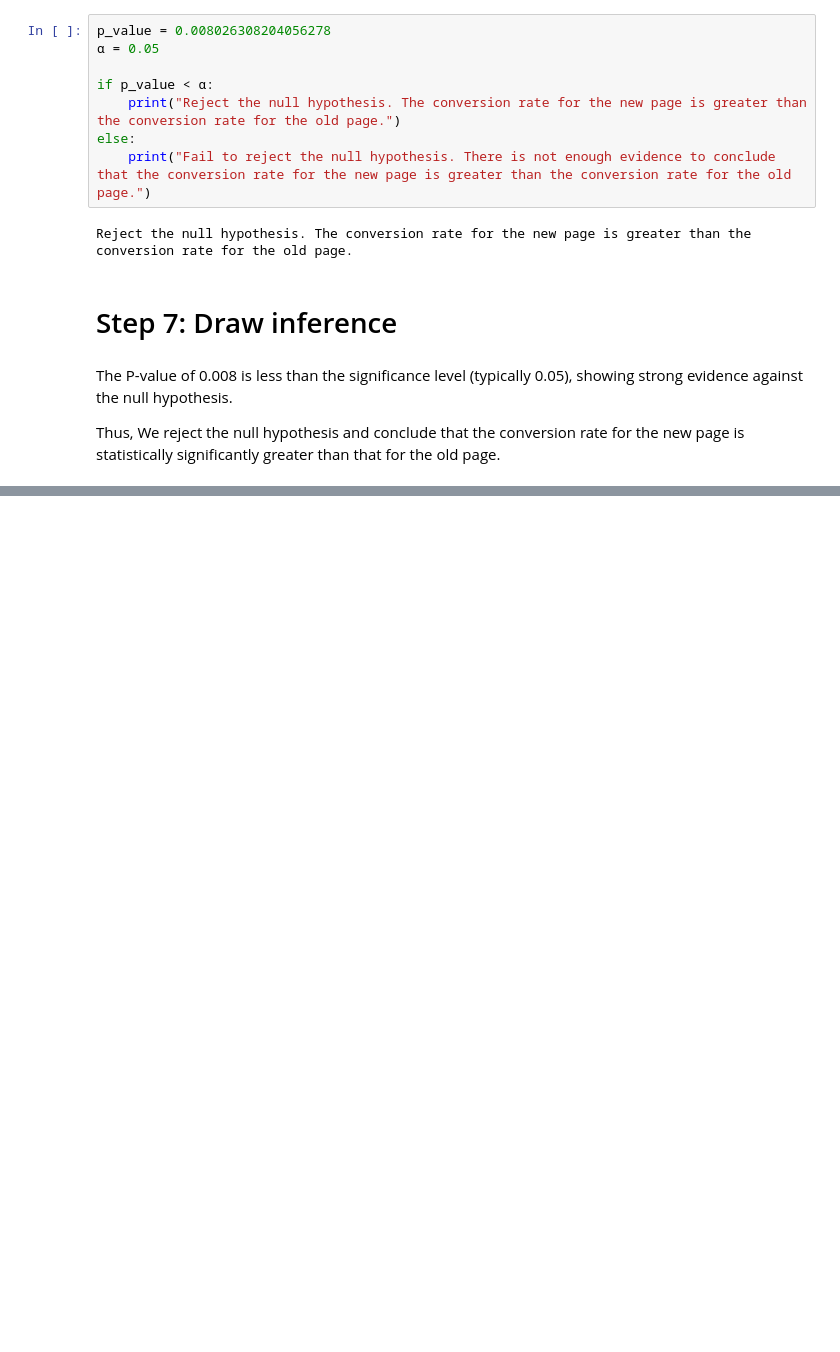
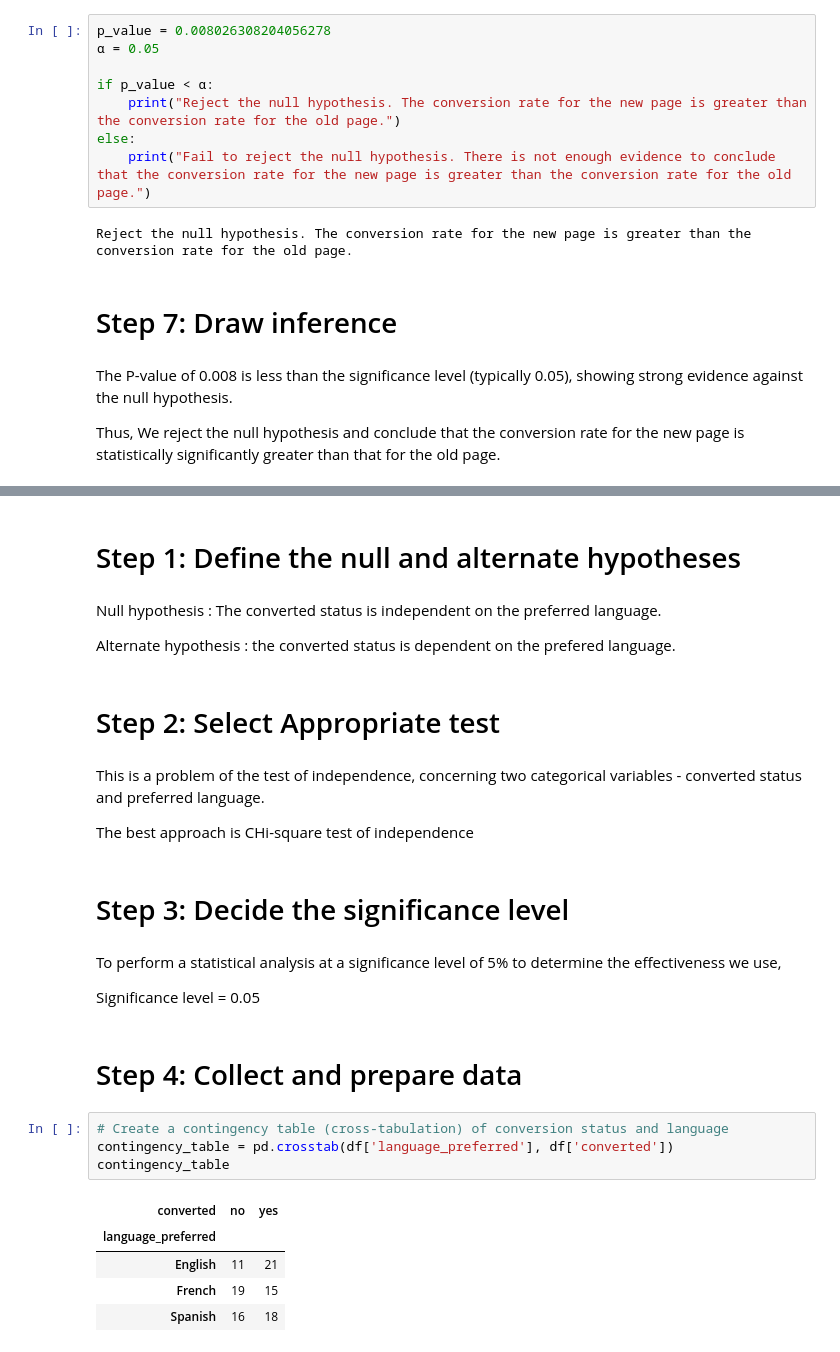
Before and after one commit to Mahal09/Python, a Jupyter notebook: Project_2_Enews.ipynb, the cells around one changed output, grey strips where cells are left out. Saved outputs shown, nothing was run; the diff lists cells and outputs as text; blank space fills up the shorter version.

```diff
--- a/Project_2_Enews.ipynb
+++ b/Project_2_Enews.ipynb
@@ -516,0 +555,30 @@ Thus, We reject the null hypothesis and conclude that the conversion rate for th
+# %% [markdown]
+# Step 1: Define the null and alternate hypotheses
+# %% [markdown]
+Null hypothesis : The converted status is independent on the preferred language.
+
+Alternate hypothesis : the converted status is dependent on the prefered language.
+# %% [markdown]
+# Step 2: Select Appropriate test
+# %% [markdown]
+This is a problem of the test of independence, concerning two categorical variables - converted status and preferred language.
+
+The best approach is CHi-square test of independence
+# %% [markdown]
+# Step 3: Decide the significance level
+# %% [markdown]
+To perform a statistical analysis at a significance level of 5% to determine the effectiveness we use,
+
+Significance level = 0.05
+# %% [markdown]
+# Step 4: Collect and prepare data
+# %%
+# Create a contingency table (cross-tabulation) of conversion status and language
+contingency_table = pd.crosstab(df['language_preferred'], df['converted'])
+contingency_table
+# %% [output]
+| converted | no | yes |
+| language_preferred |  |  |
+| English | 11 | 21 |
+| French | 19 | 15 |
+| Spanish | 16 | 18 |
```
Also changed, not shown: parts of 50 cells of this notebook.
